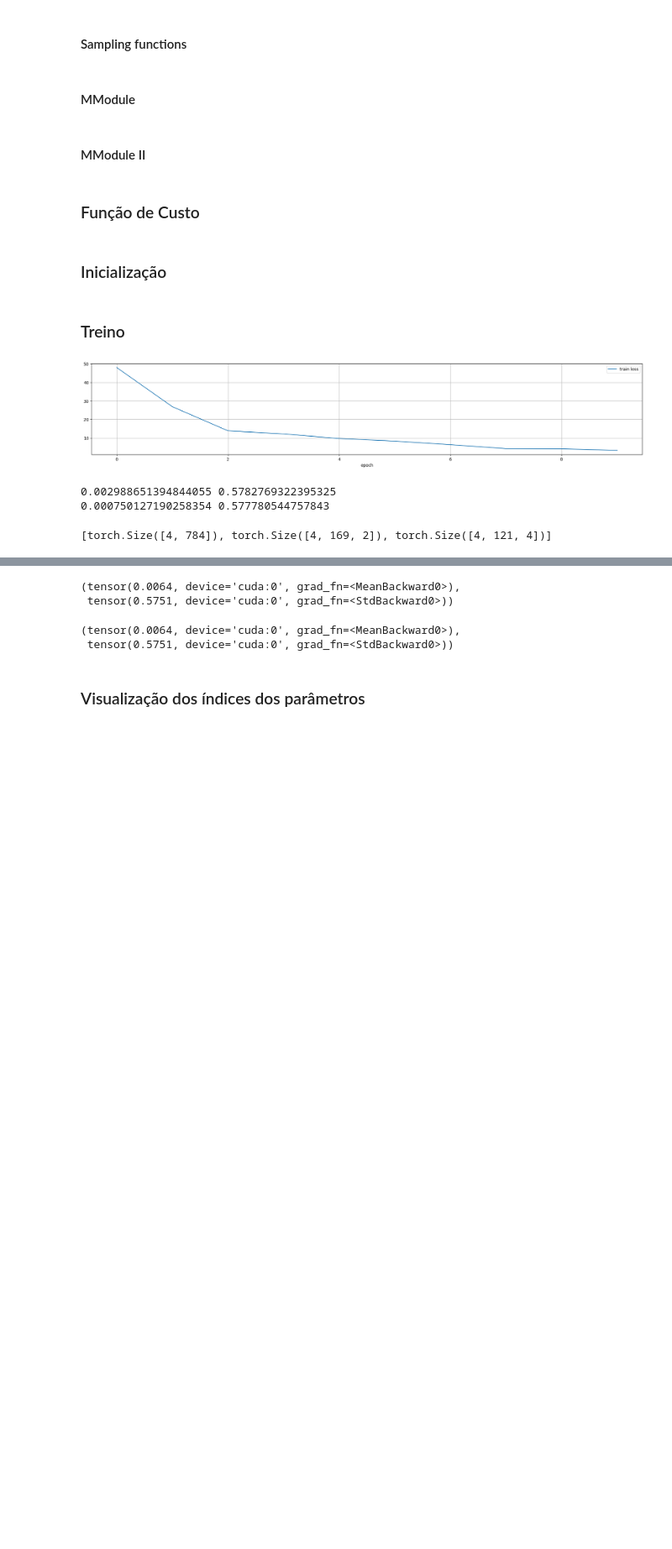
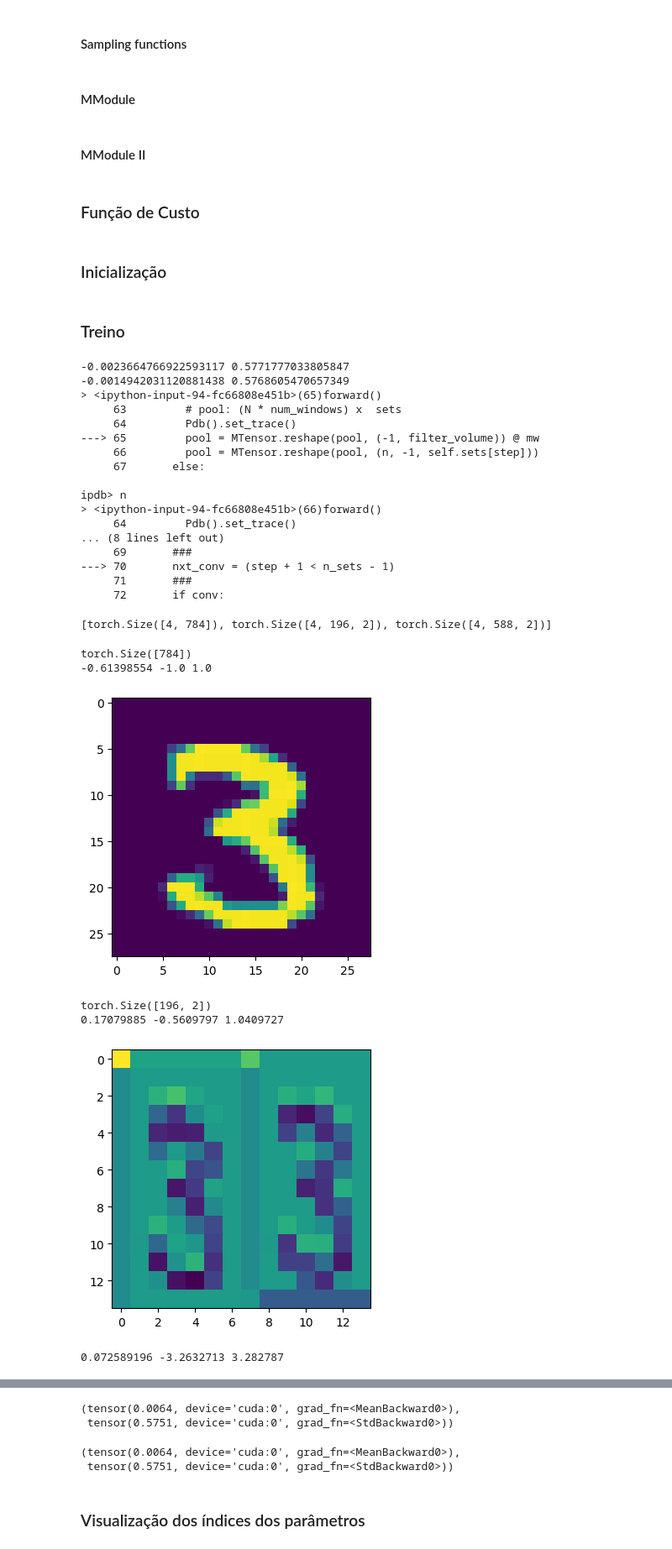
Before and after one commit to Ronnypetson/titanic, a Jupyter notebook: MNIST_Maromba.ipynb, the cells around one changed output, grey strips where cells are left out. Shown at 84% size. Saved outputs shown, nothing was run; the diff lists cells and outputs as text; code cells hidden in the pictures; blank space fills up the shorter version.

```diff
--- a/MNIST_Maromba.ipynb
+++ b/MNIST_Maromba.ipynb
@@ -1038,20 +1039,15 @@ class MModule2(nn.Module):
     ### Under experimentation
     n = x.data.shape[0]
     filter_whs = [(3, 3, 1), (3, 3, 2)]
-    strides = [4, 1]
+    strides = [1, 1]
     stride = strides[0]
     filter_volume = np.prod(filter_whs[0])
     self.all_pools = [x[:4]]
     idxx = idxhood(x.idx[0], filter_whs[0], strides[0]) ### FIX
     # pool: N x (num_windows * window_volume)
-    # Pdb().set_trace()
     pool = x[:, idxx]
     ###
     wl, wr = 0, self.sets[0] * self.samples[0]
-    mw = MTensor.reshape(
-        self.MW[0, wl: wr],
-        (self.sets[0], self.samples[0])
-    )
     # idxw = idxhood(
     #     mw.idx,
     #     filter_whs[0],
@@ -1059,10 +1055,15 @@ class MModule2(nn.Module):
     # ) ### FIX
     # mw = mw[:, idxw]
     for step in range(n_sets):
+      mw = MTensor.reshape(
+          self.MW[0, wl: wr],
+          (self.sets[step], self.samples[step])
+      )
       activate = (step < n_sets - 1)
       conv = activate
       if conv:
         # pool: (N * num_windows) x  sets
+        Pdb().set_trace()
         pool = MTensor.reshape(pool, (-1, filter_volume)) @ mw
         pool = MTensor.reshape(pool, (n, -1, self.sets[step]))
       else:
@@ -1074,7 +1075,7 @@ class MModule2(nn.Module):
         # pool: N x num_windows x numw_windows
         self.all_pools.append(pool[:4])
         n, img_area, channels = pool.data.shape
-        pool = MTensor.permute(pool, (0, 2, 1))
+        # pool = MTensor.permute(pool, (0, 2, 1))
         pool = MTensor.reshape(pool, (n, -1))
         nxt_conv_step = (step + 1) % len(strides)
         stride = strides[nxt_conv_step]
@@ -1209,7 +1210,7 @@ def prepare_input(x, y, device="cpu"):
 # %% [markdown]
 ### Treino
 # %%
-hidden_dim = 1176
+hidden_dim = 4704
 start_mode = True
 valid_mode = False
 # TODO: Visualize conv layer output
@@ -1305,9 +1306,23 @@ for epoch in range(num_epochs):
   )
   plt.show()
 # %% [output]
-[figure, removed]
-0.002988651394844055 0.5782769322395325
-0.000750127190258354 0.577780544757843
+-0.0023664766922593117 0.5771777033805847
+-0.0014942031120881438 0.5768605470657349
+> <ipython-input-94-fc66808e451b>(65)forward()
+     63         # pool: (N * num_windows) x  sets
+     64         Pdb().set_trace()
+---> 65         pool = MTensor.reshape(pool, (-1, filter_volume)) @ mw
+     66         pool = MTensor.reshape(pool, (n, -1, self.sets[step]))
+     67       else:
+
+ipdb> n
+> <ipython-input-94-fc66808e451b>(66)forward()
+     64         Pdb().set_trace()
+... (8 lines left out)
+     69       ###
+---> 70       nxt_conv = (step + 1 < n_sets - 1)
+     71       ###
+     72       if conv:
 # %%
 torch.cuda.empty_cache()
 # %%
@@ -1318,23 +1333,31 @@ idxs = [img.idx.cpu().detach() for img in model.all_pools]
 # %%
 [img.shape for img in imgs]
 # %% [output]
-[torch.Size([4, 784]), torch.Size([4, 169, 2]), torch.Size([4, 121, 4])]
+[torch.Size([4, 784]), torch.Size([4, 196, 2]), torch.Size([4, 588, 2])]
 # %%
 shapes = [
     (img_dim, img_dim, 1),
-    ((img_dim - 2) // 2, (img_dim - 2) // 2, 2),
-    (((img_dim - 2) // 2 - 2) // 1, ((img_dim - 2) // 2 - 2) // 1, 4),
+    ((img_dim - 0) // 2, (img_dim - 0) // 2, 2),
+    # (((img_dim - 2) // 2 - 2) // 1, ((img_dim - 2) // 2 - 2) // 1, 4),
     # (((img_dim - 4) // 1 - 4) // 2, ((img_dim - 4) // 1 - 4) // 2, 8),
     # ((img_dim - 4) // 2 - 2, (img_dim - 4) // 2 - 2, 4),
     # ((img_dim - 4) // 2 - 4, (img_dim - 4) // 2 - 4, 8),
 ]
 for idx, img in enumerate(imgs[:len(shapes)]):
   img = img[0]
   print(img.shape)
   img = img.reshape(*shapes[idx])
   for ch in range(shapes[idx][2]):
     img_ = img[:, :, ch].numpy()
     plt.figure(figsize=(4, 4))
     print(img_.mean(), img_.min(), img_.max())
     plt.imshow(img_)
     plt.show()
+# %% [output]
+torch.Size([784])
+-0.61398554 -1.0 1.0
+[figure, added]
+torch.Size([196, 2])
+0.17079885 -0.5609797 1.0409727
+[figure, added]
+0.072589196 -3.2632713 3.282787
```
Also changed, not shown: parts of 3 cells of this notebook.
